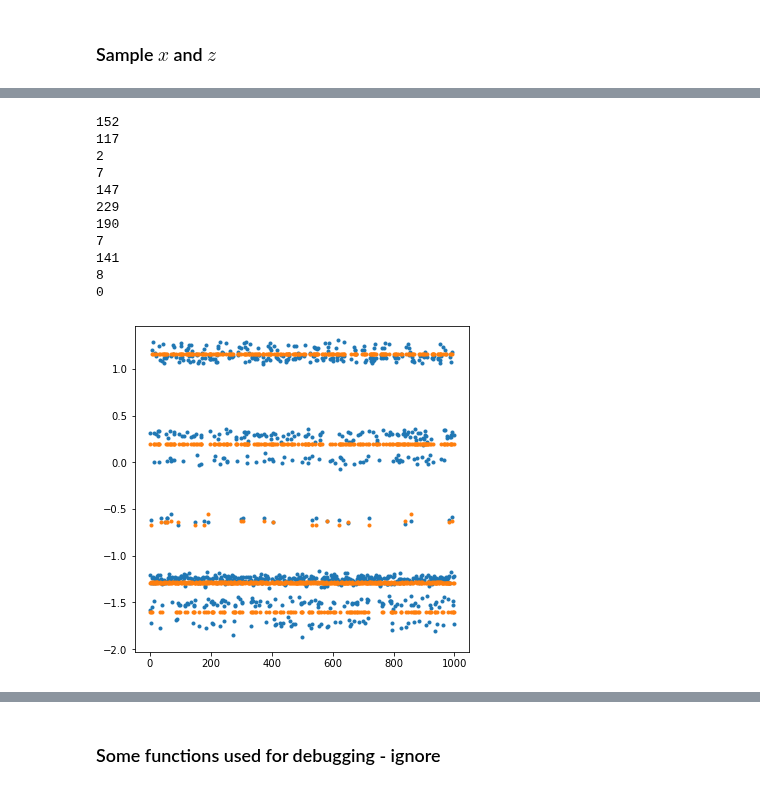
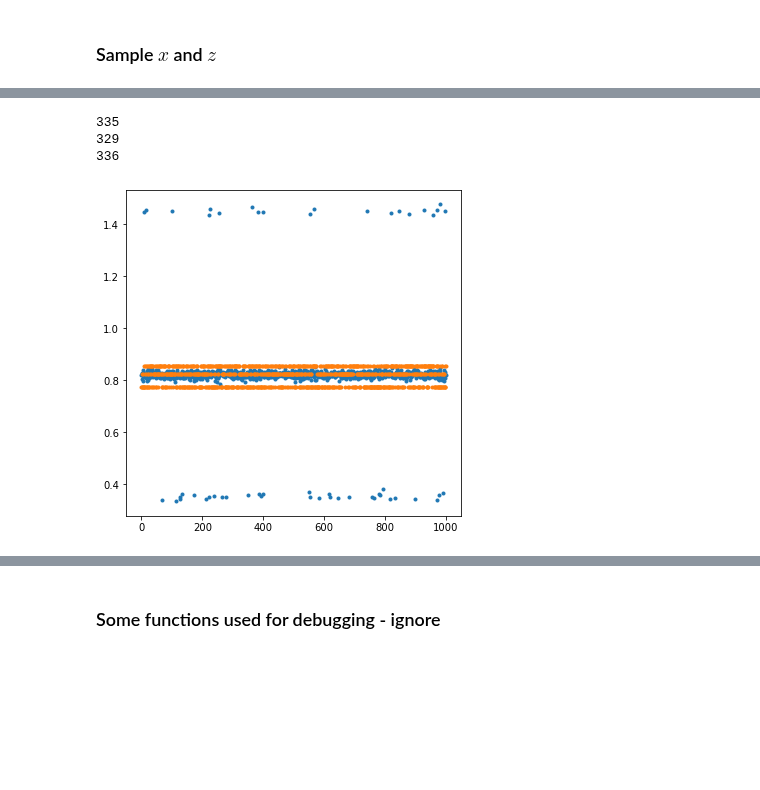
Before and after one commit to bogdantoader/simplecryoem, a Jupyter notebook: nb/Dirichlet.ipynb, the cells around one changed output, grey strips where cells are left out. Cells and saved outputs as stored; diff of their text form; code cells hidden in the pictures; blank space fills up the shorter version.

```diff
--- a/nb/Dirichlet.ipynb
+++ b/nb/Dirichlet.ipynb
@@ -394,7 +442,7 @@ _ = plt.hist(bins[:-1], bins, weights=counts)
 # %%
 N_iters = 10
-N_samples_z = 50 #300
-N_samples_x = 3001
+N_samples_z = 1001 #300
+N_samples_x = 10001
 B = 3
 
 sample_x = True
@@ -413,18 +461,18 @@ for iter_i in jnp.arange(N_iters):
 
     if sample_x:
         print("  Sampling x")
-        for idx_x in jnp.arange(K):
+        #for idx_x in jnp.arange(K):
 
-            params_x = {"B" : B, "z" : zi, "y" : y, "sigma" : sigma, "alpha" : alpha, "idx": idx_x}
-            #params_x = {"B" : B, "z" : zi, "y" : y, "sigma" : sigma, "alpha" : alpha}
+        #params_x = {"B" : B, "z" : zi, "y" : y, "sigma" : sigma, "alpha" : alpha, "idx": idx_x}
+        params_x = {"B" : B, "z" : zi, "y" : y, "sigma" : sigma, "alpha" : alpha}
 
-            key, subkey = random.split(key)
+        key, subkey = random.split(key)
 
-            #t0 = time.time()
-            x_mean, x_r, x_samples = mcmc(subkey, proposal_x_idx, xi, N_samples_x, params_x, 1, 1)
-            #x_mean, x_r, x_samples = mcmc(subkey, proposal_x_marg, xi, N_samples_x, params_x, 1, 1)
+        #t0 = time.time()
+        x_mean, x_r, x_samples = mcmc(subkey, proposal_x_batch, xi, N_samples_x, params_x, K, 1)
+        #x_mean, x_r, x_samples = mcmc(subkey, proposal_x_marg, xi, N_samples_x, params_x, 1, 1)
 
-            xi = x_samples[N_samples_x - 2]
+        xi = x_samples[N_samples_x - 2]
 
     if search_z:
         print("  Searching z")
@@ -440,15 +488,17 @@ for iter_i in jnp.arange(N_iters):
 
     if sample_z:
         print("  Sampling z")
-        for idx_z in tqdm(jnp.arange(N)):
+        #for idx_z in tqdm(jnp.arange(N)):
 
-            params_z = {"x" : xi, "y" : y, "sigma" : sigma, "alpha" : alpha, "K" : K, 'idx' : idx_z}
+        #params_z = {"x" : xi, "y" : y, "sigma" : sigma, "alpha" : alpha, "K" : K, 'idx' : idx_z}
+        params_z = {"x" : xi, "y" : y, "sigma" : sigma, "alpha" : alpha, "K" : K}
 
-            key, subkey = random.split(key)
+        key, subkey = random.split(key)
 
-            z_mean, z_r, z_samples = mcmc(subkey, proposal_z_idx, zi, N_samples_z, params_z, 1, 1)
+        #z_mean, z_r, z_samples = mcmc(subkey, proposal_z_idx, zi, N_samples_z, params_z, 1, 1)
+        z_mean, z_r, z_samples = mcmc(subkey, proposal_z_batch, zi, N_samples_z, params_z, N, 1)
 
-            zi = z_samples[N_samples_z - 2]
+        zi = z_samples[N_samples_z - 2]
 
             #new_zi = jnp.bincount(z_samples[:,idx_z]).argmax()
             #zi = zi.at[idx_z].set(new_zi)
@@ -639,31 +531,14 @@ x_true = [-0.62295336  1.115157   -1.7955936  -1.7312781   0.02410522 -1.5064275
 # %%
 plt.plot(y, '.')
 plt.plot(xi[zi], '.')
 
-print(jnp.sum(zi==0))
-print(jnp.sum(zi==1))
-print(jnp.sum(zi==2))
-print(jnp.sum(zi==3))
-print(jnp.sum(zi==4))
-print(jnp.sum(zi==5))
-print(jnp.sum(zi==6))
-print(jnp.sum(zi==7))
-print(jnp.sum(zi==8))
-print(jnp.sum(zi==9))
-print(jnp.sum(zi==10))
+for k in jnp.arange(K):
+    print(jnp.sum(zi==k))
 # %% [output]
-152
-117
-2
-7
-147
-229
-190
-7
-141
-8
-0
+335
+329
+336
-[figure, old version]
+[figure, new version]
 # %%
 logPiZ0 = logPi(xi, zi, y, sigma, alpha)
 logPiZ1 = logPi(xi, zi.at[18].set(2), y, sigma, alpha)
```
Also changed, not shown: parts of 28 cells of this notebook.
